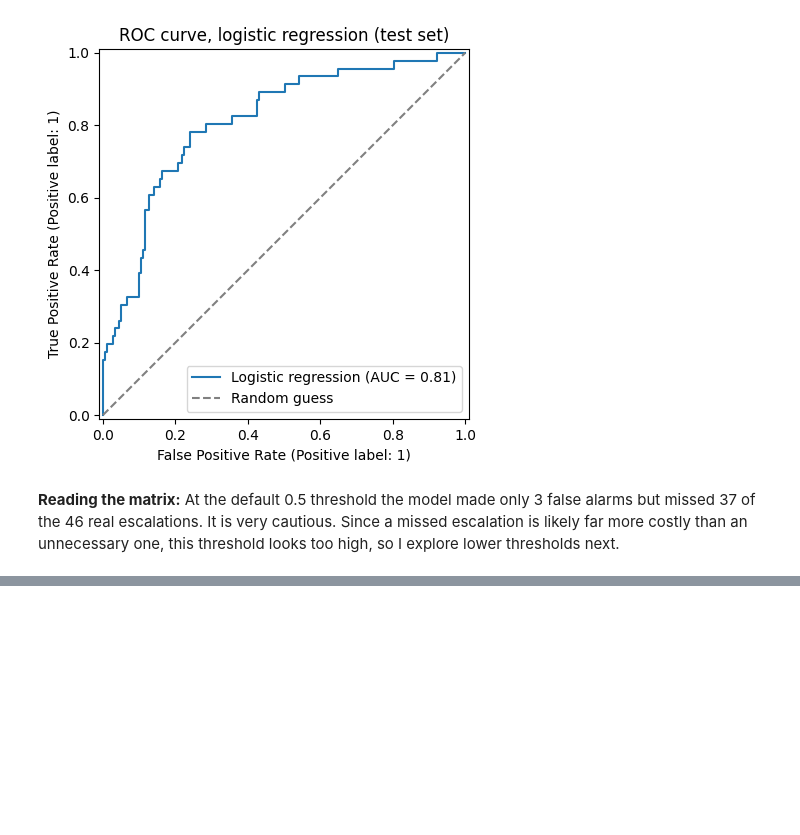
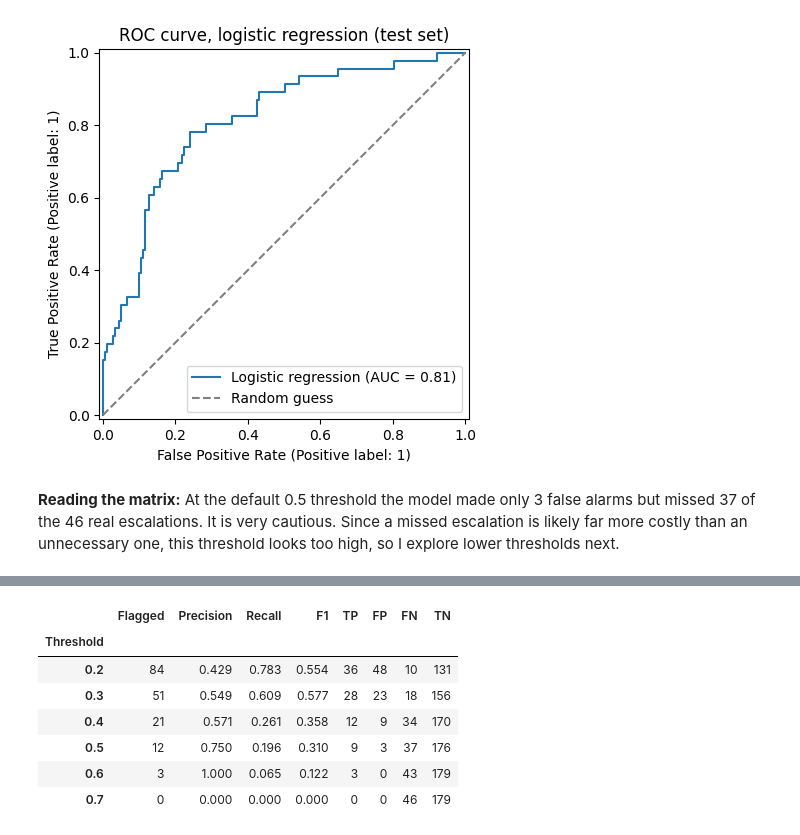
Before and after one commit to Ruhama-Beshada/lab3-ticket-escalation, a Jupyter notebook: lab3_ticket_escalation.ipynb, the cells around one changed output, grey strips where cells are left out. Saved outputs shown, nothing was run; the diff lists cells and outputs as text; code cells hidden in the pictures; blank space fills up the shorter version.

```diff
--- a/lab3_ticket_escalation.ipynb
+++ b/lab3_ticket_escalation.ipynb
@@ -342,0 +347,28 @@ plt.show()
+# %%
+lr_probs = lr_pipe.predict_proba(X_test)[:, 1]
+thresholds = [0.20, 0.30, 0.40, 0.50, 0.60, 0.70]
+
+rows = []
+for t in thresholds:
+    preds_t = (lr_probs >= t).astype(int)
+    tn, fp, fn, tp = confusion_matrix(y_test, preds_t).ravel()
+    rows.append({
+        "Threshold": t,
+        "Flagged": int(preds_t.sum()),
+        "Precision": precision_score(y_test, preds_t, zero_division=0),
+        "Recall": recall_score(y_test, preds_t),
+        "F1": f1_score(y_test, preds_t, zero_division=0),
+        "TP": tp, "FP": fp, "FN": fn, "TN": tn,
+    })
+
+threshold_table = pd.DataFrame(rows).set_index("Threshold").round(3)
+threshold_table
+# %% [output]
+|  | Flagged | Precision | Recall | F1 | TP | FP | FN | TN |
+| Threshold |  |  |  |  |  |  |  |  |
+| 0.2 | 84 | 0.429 | 0.783 | 0.554 | 36 | 48 | 10 | 131 |
+| 0.3 | 51 | 0.549 | 0.609 | 0.577 | 28 | 23 | 18 | 156 |
+| 0.4 | 21 | 0.571 | 0.261 | 0.358 | 12 | 9 | 34 | 170 |
+| 0.5 | 12 | 0.750 | 0.196 | 0.310 | 9 | 3 | 37 | 176 |
+| 0.6 | 3 | 1.000 | 0.065 | 0.122 | 3 | 0 | 43 | 179 |
+| 0.7 | 0 | 0.000 | 0.000 | 0.000 | 0 | 0 | 46 | 179 |
```
Also changed, not shown: parts of 4 cells of this notebook.
